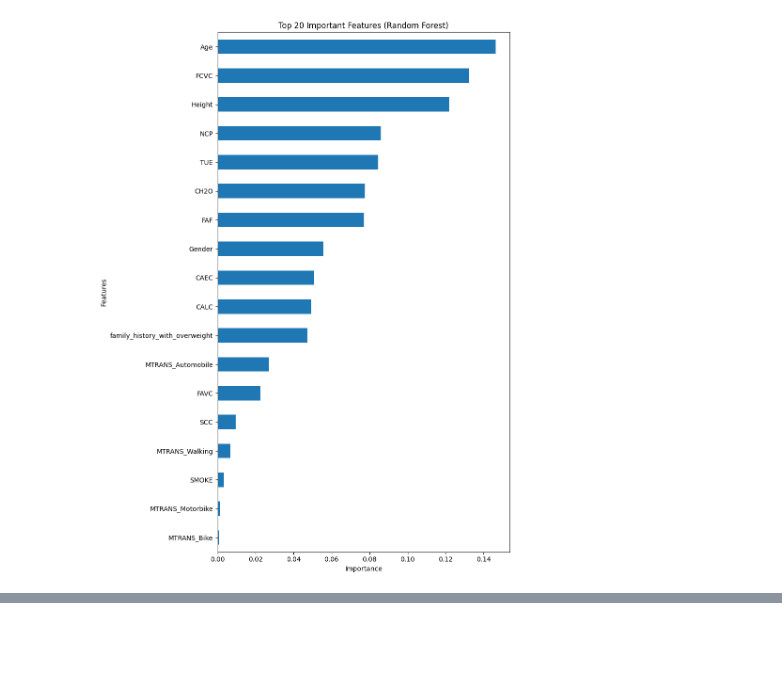
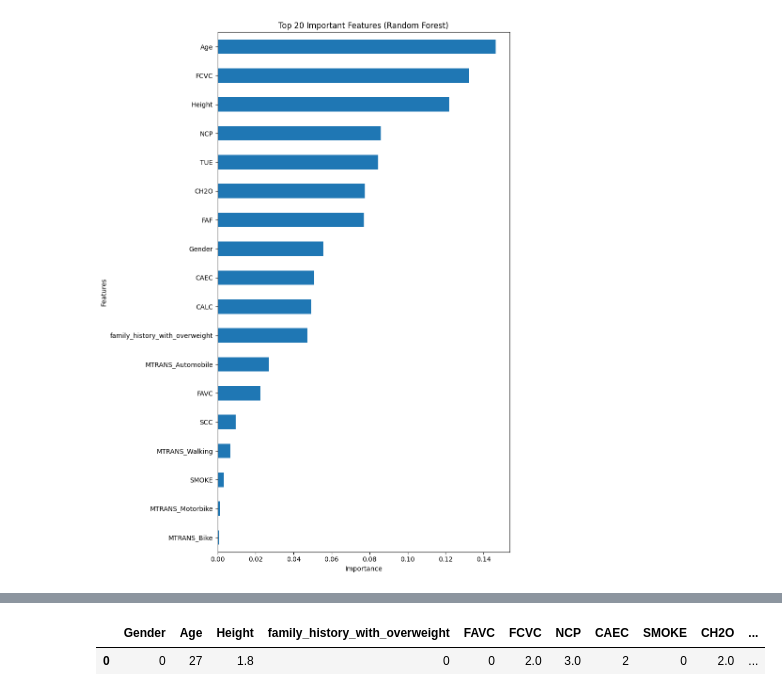
Before and after one commit to taed2-2526q1-gced-upc/TAED2-SmartHealth.AI, a Jupyter notebook: Obesity_data.ipynb, the cells around one changed output, grey strips where cells are left out. Saved outputs shown, nothing was run; the diff lists cells and outputs as text; code cells hidden in the pictures; blank space fills up the shorter version.

```diff
--- a/Obesity_data.ipynb
+++ b/Obesity_data.ipynb
@@ -258,0 +327,5 @@ Feature importances saved to 'feature_importances.png'
+# %%
+new_encoded
+# %% [output]
+|  | Gender | Age | Height | family_history_with_overweight | FAVC | FCVC | NCP | CAEC | SMOKE | CH2O | ... |
+| 0 | 0 | 27 | 1.8 | 0 | 0 | 2.0 | 3.0 | 2 | 0 | 2.0 | ... |
```
Also changed, not shown: parts of 5 cells of this notebook, 6 other files.
